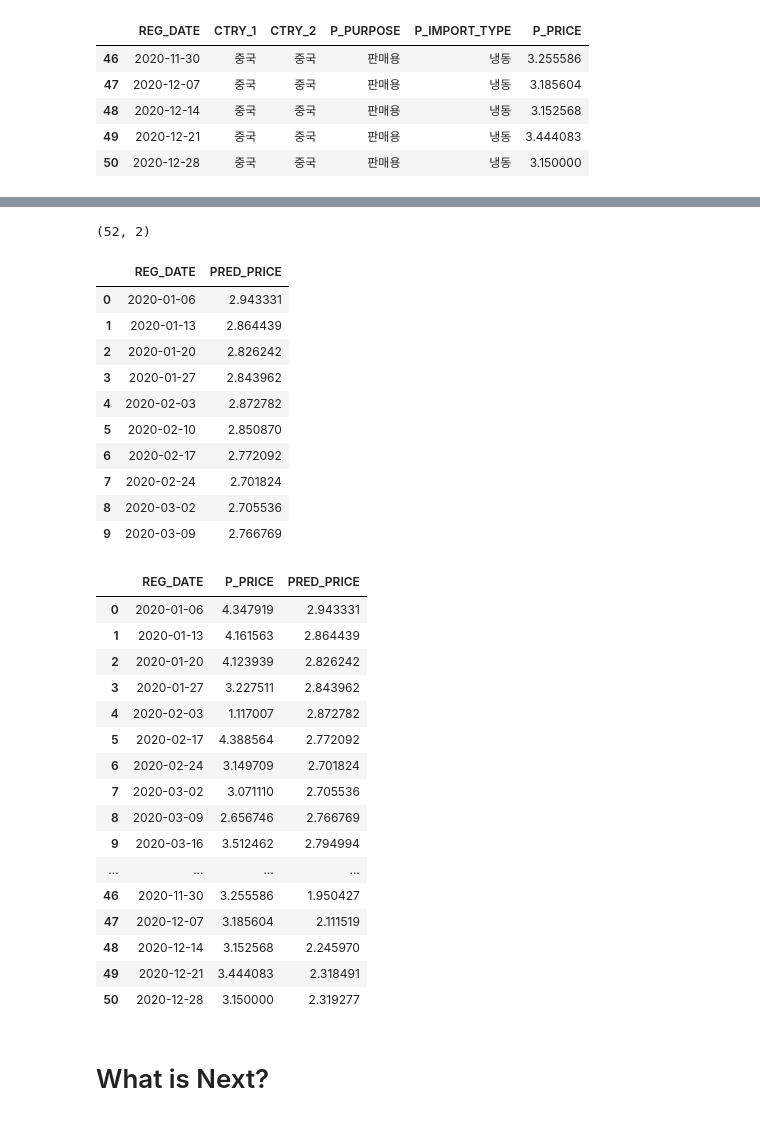
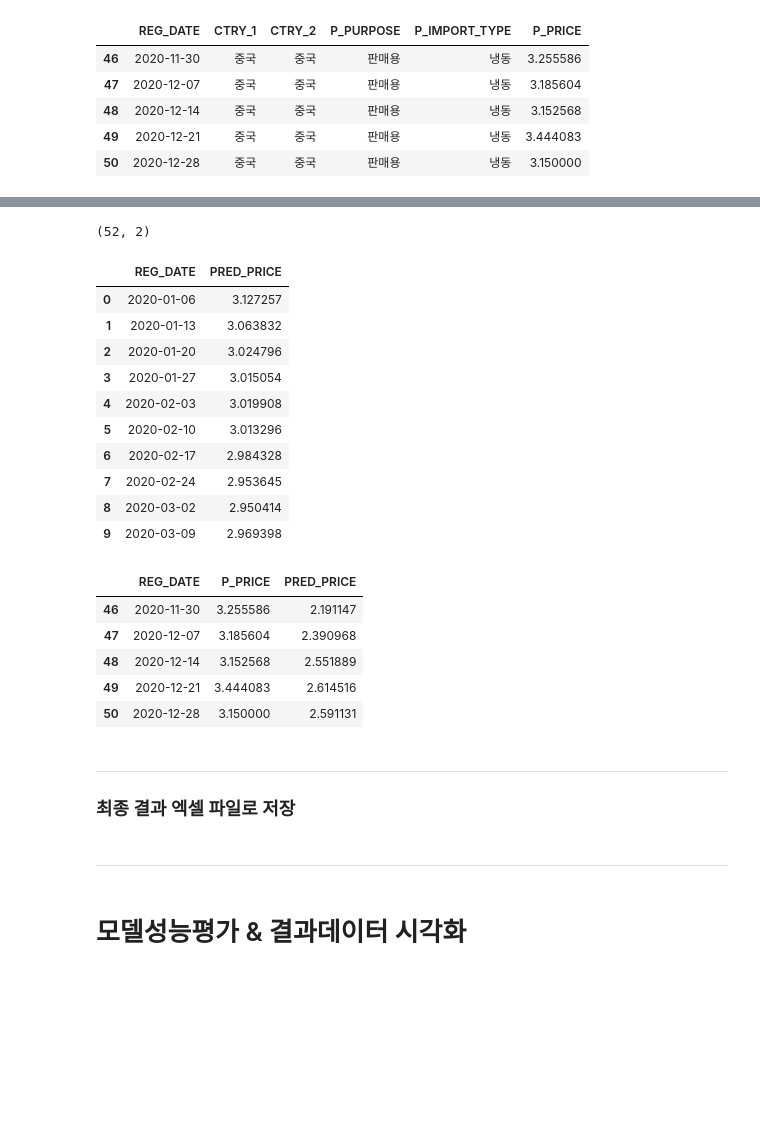
Before and after one commit to honahn/honahn, a Jupyter notebook: seafood_prophet.ipynb, the cells around one changed output, grey strips where cells are left out. Cells and saved outputs as stored; diff of their text form; code cells hidden in the pictures; blank space fills up the shorter version.

```diff
--- a/seafood_prophet.ipynb
+++ b/seafood_prophet.ipynb
@@ -212,3 +265,3 @@ future.tail()
 # %%
-forecast=m.predict(future)
+forecast_sample=m.predict(future)
 # %%
@@ -245,5 +303,5 @@ plt.show()
 # %%
-valid=pd.read_excel('2021 빅콘테스트_데이터분석분야_챔피언리그_수산Biz_자율평가데이터.xlsx')
+valid=pd.read_excel('valid_data.xlsx')
 print(valid.shape)
 valid.head()
 # %% [output]
@@ -297,5 +360,5 @@ forecast[['ds', 'yhat']].tail(10)
 # %%
-forecast=forecast[['ds','yhat']]
-forecast.rename(columns={'ds':'REG_DATE', 'yhat':'PRED_PRICE'}, inplace=True)
+forecast_sample=forecast_sample[['ds','yhat']]
+forecast_sample.rename(columns={'ds':'REG_DATE', 'yhat':'PRED_PRICE'}, inplace=True)
 # %%
 # 두개의 Dataframe을 공통되는 REG_DATE에 대해서만 병합. 나머지 row는 drop
@@ -318,5 +365,5 @@ sample[['REG_DATE','P_PRICE']].head(10)
 # %%
-pred_sample=forecast.tail(52)
+pred_sample=forecast_sample.tail(N)
 pred_sample.reset_index(inplace=True)
 pred_sample.drop(columns='index', inplace=True)
 print(pred_sample.shape)
@@ -324,33 +371,27 @@ pred_sample.head(10)
 # %% [output]
 (52, 2)
 |  | REG_DATE | PRED_PRICE |
-| 0 | 2020-01-06 | 2.943331 |
-| 1 | 2020-01-13 | 2.864439 |
-| 2 | 2020-01-20 | 2.826242 |
-| 3 | 2020-01-27 | 2.843962 |
-| 4 | 2020-02-03 | 2.872782 |
-| 5 | 2020-02-10 | 2.850870 |
-| 6 | 2020-02-17 | 2.772092 |
-| 7 | 2020-02-24 | 2.701824 |
-| 8 | 2020-03-02 | 2.705536 |
-| 9 | 2020-03-09 | 2.766769 |
+| 0 | 2020-01-06 | 3.127257 |
+| 1 | 2020-01-13 | 3.063832 |
+| 2 | 2020-01-20 | 3.024796 |
+| 3 | 2020-01-27 | 3.015054 |
+| 4 | 2020-02-03 | 3.019908 |
+| 5 | 2020-02-10 | 3.013296 |
+| 6 | 2020-02-17 | 2.984328 |
+| 7 | 2020-02-24 | 2.953645 |
+| 8 | 2020-03-02 | 2.950414 |
+| 9 | 2020-03-09 | 2.969398 |
 # %%
-pd.merge(sample[['REG_DATE','P_PRICE']], pred_sample, on='REG_DATE')
+# REG_DATE(weekly)에 대한 P_PRICE(자율평가데이터의 수입가격), PRED_PRICE(예측모델이 산출한 수입가격)
+result=pd.merge(sample[['REG_DATE','P_PRICE']], pred_sample, on='REG_DATE')
+result.tail()
 # %% [output]
 |  | REG_DATE | P_PRICE | PRED_PRICE |
-| 0 | 2020-01-06 | 4.347919 | 2.943331 |
-| 1 | 2020-01-13 | 4.161563 | 2.864439 |
-| 2 | 2020-01-20 | 4.123939 | 2.826242 |
-| 3 | 2020-01-27 | 3.227511 | 2.843962 |
-| 4 | 2020-02-03 | 1.117007 | 2.872782 |
-| 5 | 2020-02-17 | 4.388564 | 2.772092 |
-| 6 | 2020-02-24 | 3.149709 | 2.701824 |
-| 7 | 2020-03-02 | 3.071110 | 2.705536 |
-| 8 | 2020-03-09 | 2.656746 | 2.766769 |
-| 9 | 2020-03-16 | 3.512462 | 2.794994 |
-| ... | ... | ... | ... |
-| 46 | 2020-11-30 | 3.255586 | 1.950427 |
-| 47 | 2020-12-07 | 3.185604 | 2.111519 |
-| 48 | 2020-12-14 | 3.152568 | 2.245970 |
-| 49 | 2020-12-21 | 3.444083 | 2.318491 |
-| 50 | 2020-12-28 | 3.150000 | 2.319277 |
+| 46 | 2020-11-30 | 3.255586 | 2.191147 |
+| 47 | 2020-12-07 | 3.185604 | 2.390968 |
+| 48 | 2020-12-14 | 3.152568 | 2.551889 |
+| 49 | 2020-12-21 | 3.444083 | 2.614516 |
+| 50 | 2020-12-28 | 3.150000 | 2.591131 |
+# %% [markdown]
+--------------------------------------------------
+### 최종 결과 엑셀 파일로 저장
@@ -357,2 +400,4 @@ pd.merge(sample[['REG_DATE','P_PRICE']], pred_sample, on='REG_DATE')
+# %% [markdown]
+-----------------------------------------------------------------------
 # %% [markdown]
-# What is Next?
+# 모델성능평가 & 결과데이터 시각화
```
Also changed, not shown: parts of 51 cells of this notebook.
